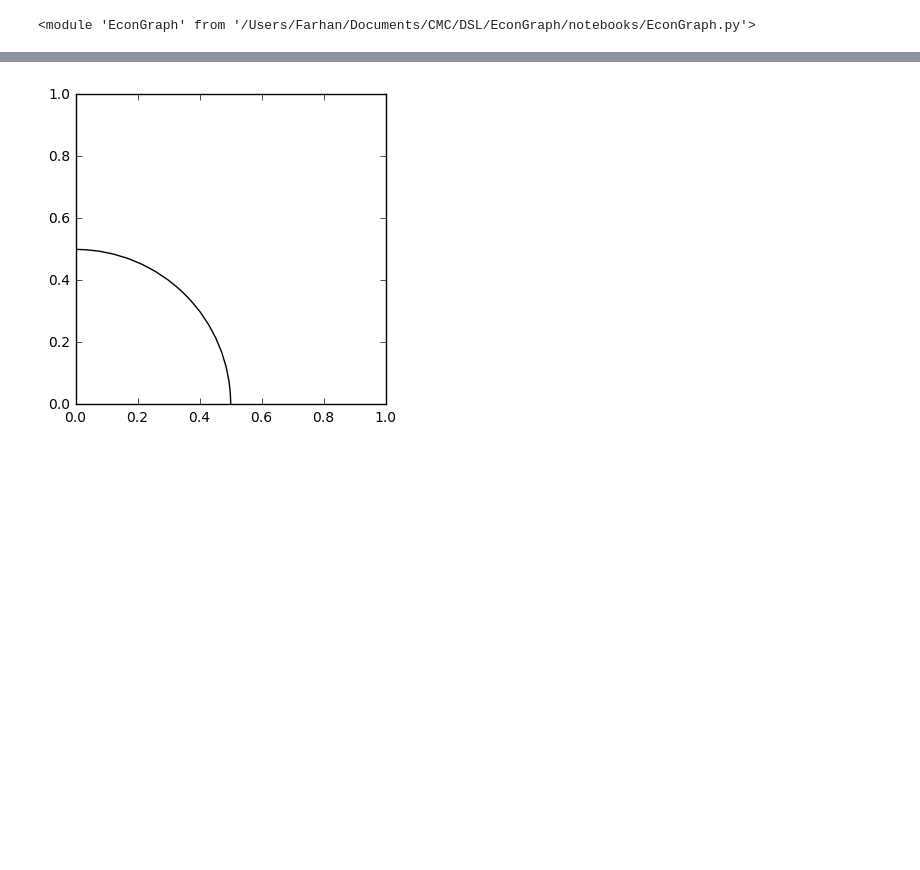
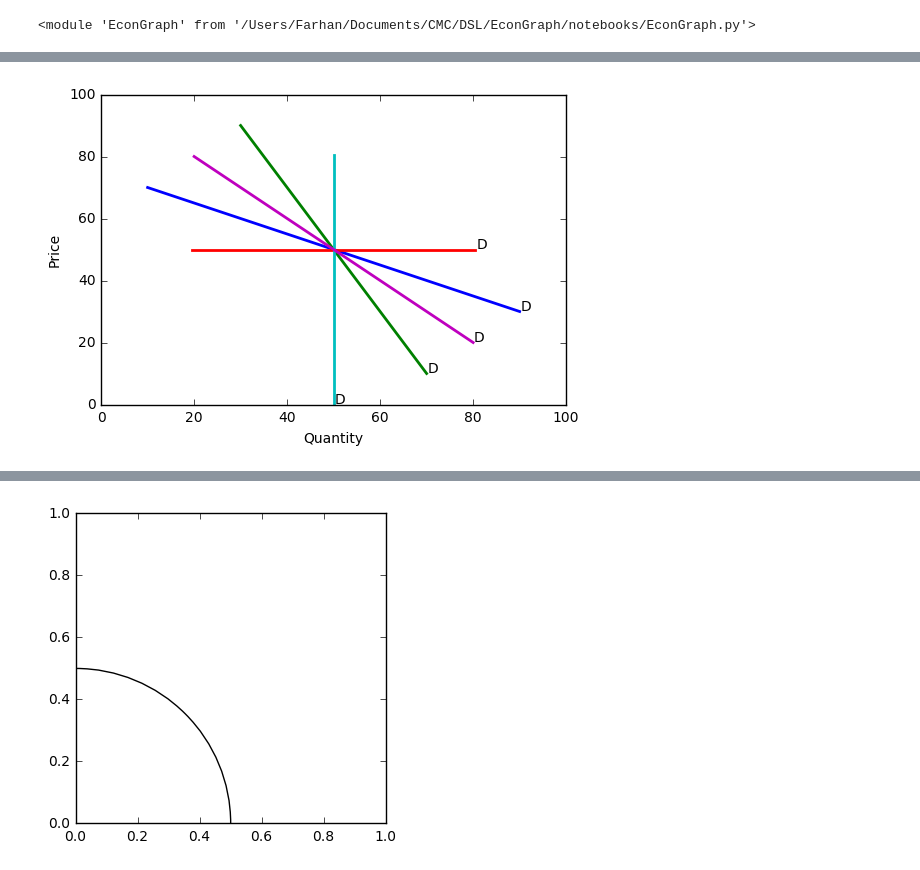
Before and after one commit to farhanatt/EconGraph, a Jupyter notebook: notebooks/Test.ipynb, the cells around one changed output, grey strips where cells are left out. Cells and saved outputs as stored; diff of their text form; code cells hidden in the pictures; blank space fills up the shorter version.

```diff
--- a/notebooks/Test.ipynb
+++ b/notebooks/Test.ipynb
@@ -32,0 +19,12 @@ SupplyCurve().increase().show()
+# %%
+graph = Graph()
+graph.setAxes(0, 100, 0, 100)
+graph.plot(
+    DemandCurve().slope_down(),
+    DemandCurve().slope_up(),
+    DemandCurve().slope_horizontal(),
+    DemandCurve().slope_vertical(),
+    DemandCurve()
+)
+# %% [output]
+[figure, added]
```
Also changed, not shown: parts of 26 cells of this notebook, 1 other file.
